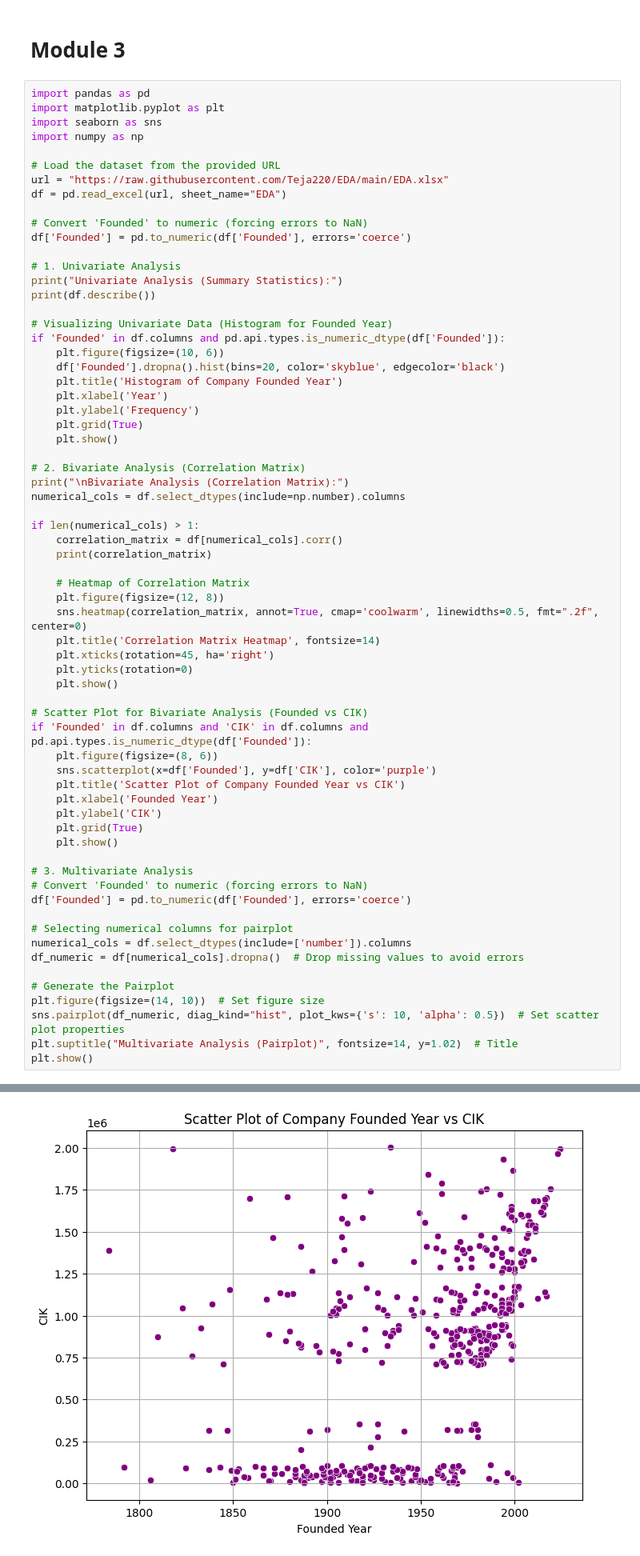
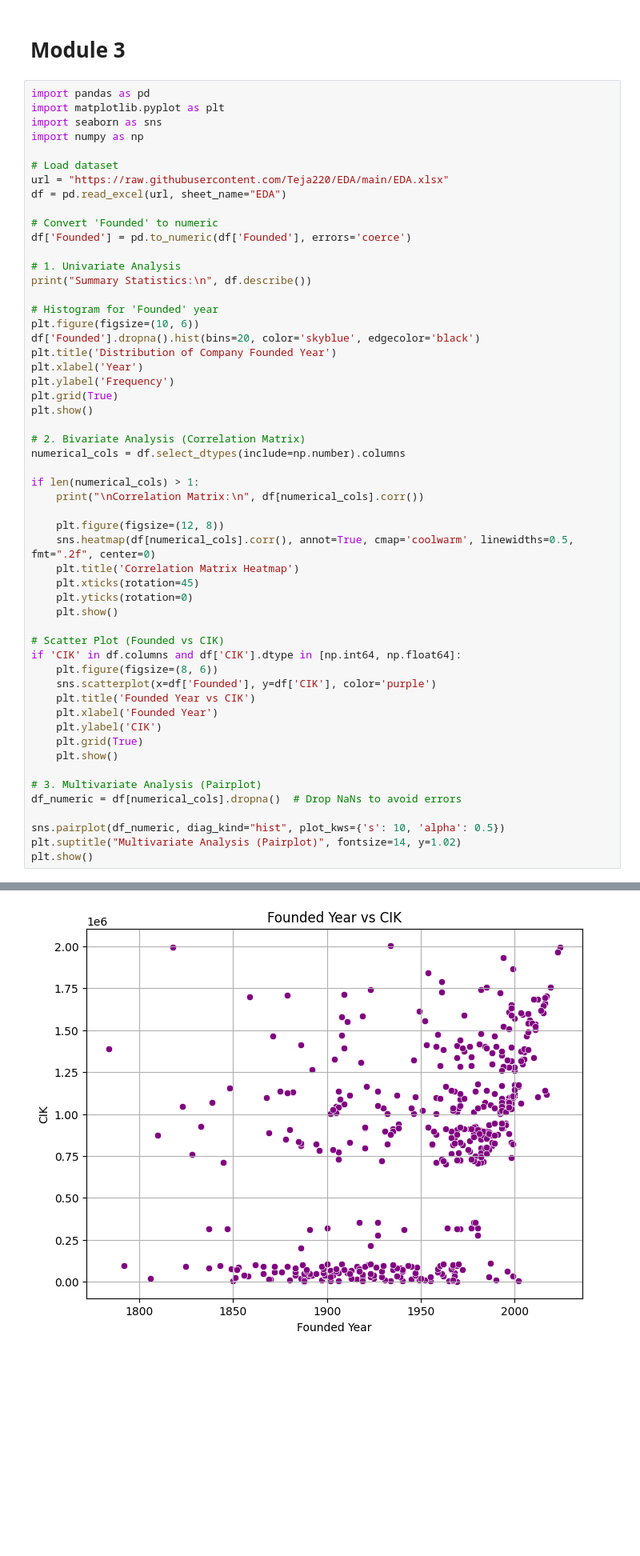
Before and after one commit to Teja220/EDA, a Jupyter notebook: 21BDS0277_EDA.ipynb, the cells around one changed output, grey strips where cells are left out. Shown: that part at 80% size. Drawn from its saved outputs; the diff is of its cells as text; blank space fills up the shorter version.

```diff
--- a/21BDS0277_EDA.ipynb
+++ b/21BDS0277_EDA.ipynb
@@ -226,64 +232,52 @@ import matplotlib.pyplot as plt
 import seaborn as sns
 import numpy as np
 
-# Load the dataset from the provided URL
+# Load dataset
 url = "https://raw.githubusercontent.com/Teja220/EDA/main/EDA.xlsx"
 df = pd.read_excel(url, sheet_name="EDA")
 
-# Convert 'Founded' to numeric (forcing errors to NaN)
+# Convert 'Founded' to numeric
 df['Founded'] = pd.to_numeric(df['Founded'], errors='coerce')
 
 # 1. Univariate Analysis
-print("Univariate Analysis (Summary Statistics):")
-print(df.describe())
+print("Summary Statistics:\n", df.describe())
 
-# Visualizing Univariate Data (Histogram for Founded Year)
-if 'Founded' in df.columns and pd.api.types.is_numeric_dtype(df['Founded']):
-    plt.figure(figsize=(10, 6))
-    df['Founded'].dropna().hist(bins=20, color='skyblue', edgecolor='black')
-    plt.title('Histogram of Company Founded Year')
-    plt.xlabel('Year')
-    plt.ylabel('Frequency')
-    plt.grid(True)
-    plt.show()
+# Histogram for 'Founded' year
+plt.figure(figsize=(10, 6))
+df['Founded'].dropna().hist(bins=20, color='skyblue', edgecolor='black')
+plt.title('Distribution of Company Founded Year')
+plt.xlabel('Year')
+plt.ylabel('Frequency')
+plt.grid(True)
+plt.show()
 
 # 2. Bivariate Analysis (Correlation Matrix)
-print("\nBivariate Analysis (Correlation Matrix):")
 numerical_cols = df.select_dtypes(include=np.number).columns
 
 if len(numerical_cols) > 1:
-    correlation_matrix = df[numerical_cols].corr()
-    print(correlation_matrix)
+    print("\nCorrelation Matrix:\n", df[numerical_cols].corr())
 
-    # Heatmap of Correlation Matrix
     plt.figure(figsize=(12, 8))
-    sns.heatmap(correlation_matrix, annot=True, cmap='coolwarm', linewidths=0.5, fmt=".2f", center=0)
-    plt.title('Correlation Matrix Heatmap', fontsize=14)
-    plt.xticks(rotation=45, ha='right')
+    sns.heatmap(df[numerical_cols].corr(), annot=True, cmap='coolwarm', linewidths=0.5, fmt=".2f", center=0)
+    plt.title('Correlation Matrix Heatmap')
+    plt.xticks(rotation=45)
     plt.yticks(rotation=0)
     plt.show()
 
-# Scatter Plot for Bivariate Analysis (Founded vs CIK)
-if 'Founded' in df.columns and 'CIK' in df.columns and pd.api.types.is_numeric_dtype(df['Founded']):
+# Scatter Plot (Founded vs CIK)
+if 'CIK' in df.columns and df['CIK'].dtype in [np.int64, np.float64]:
     plt.figure(figsize=(8, 6))
     sns.scatterplot(x=df['Founded'], y=df['CIK'], color='purple')
-    plt.title('Scatter Plot of Company Founded Year vs CIK')
+    plt.title('Founded Year vs CIK')
     plt.xlabel('Founded Year')
     plt.ylabel('CIK')
     plt.grid(True)
     plt.show()
 
-# 3. Multivariate Analysis
-# Convert 'Founded' to numeric (forcing errors to NaN)
-df['Founded'] = pd.to_numeric(df['Founded'], errors='coerce')
+# 3. Multivariate Analysis (Pairplot)
+df_numeric = df[numerical_cols].dropna()  # Drop NaNs to avoid errors
 
-# Selecting numerical columns for pairplot
-numerical_cols = df.select_dtypes(include=['number']).columns
-df_numeric = df[numerical_cols].dropna()  # Drop missing values to avoid errors
-
-# Generate the Pairplot
-plt.figure(figsize=(14, 10))  # Set figure size
-sns.pairplot(df_numeric, diag_kind="hist", plot_kws={'s': 10, 'alpha': 0.5})  # Set scatter plot properties
-plt.suptitle("Multivariate Analysis (Pairplot)", fontsize=14, y=1.02)  # Title
+sns.pairplot(df_numeric, diag_kind="hist", plot_kws={'s': 10, 'alpha': 0.5})
+plt.suptitle("Multivariate Analysis (Pairplot)", fontsize=14, y=1.02)
 plt.show()
 # %% [output]
@@ -306 +300 @@ Founded  0.475457  1.000000
-[figure, old version]
+[figure, new version]
```
Also changed, not shown: parts of 5 cells of this notebook.
